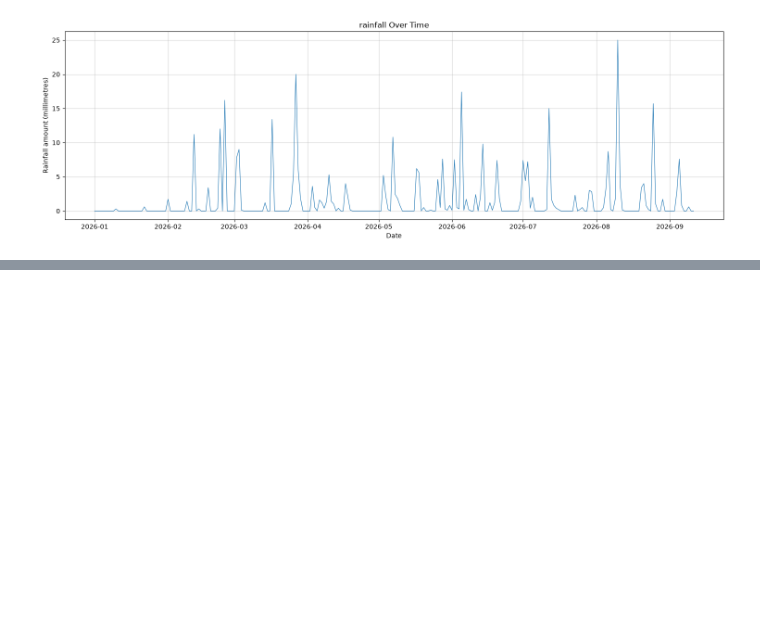
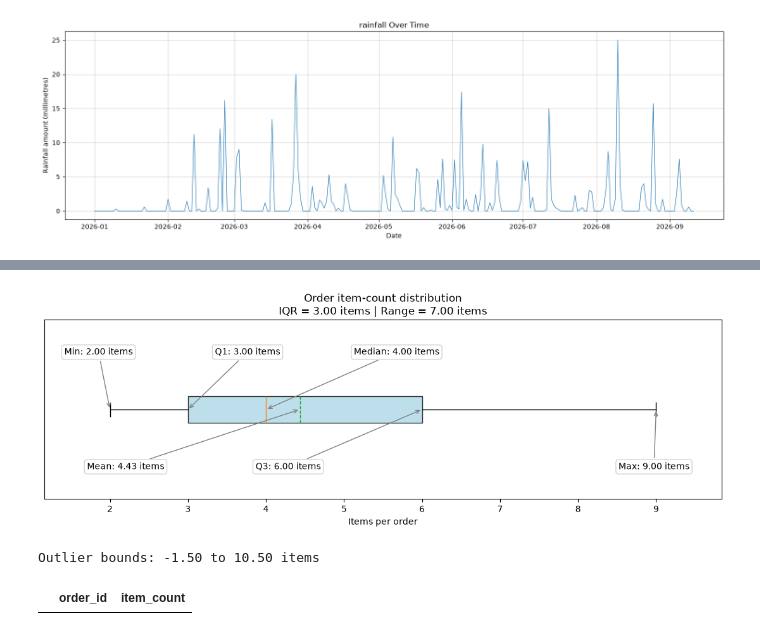
Before and after one commit to DinilKodituwakku/Fulfillment-Pulsa, a Jupyter notebook: data exploration.ipynb, the cells around one changed output, grey strips where cells are left out. Cells and saved outputs as stored; diff of their text form; code cells hidden in the pictures; blank space fills up the shorter version.

Commit message:
Added data exploration changes, clean up and a assumptions and limitations md file

```diff
--- a/data exploration.ipynb
+++ b/data exploration.ipynb
@@ -504,0 +446,4 @@ plt.show()
+# %%
+
+order = pd.read_csv("Data\\fictitious_orders_melbourne.csv")
+display(order)
@@ -504,0 +468,2 @@ plt.show()
+# %%
+order["order_timestamp"] = pd.to_datetime(order["order_timestamp"])
@@ -504,0 +482,71 @@ plt.show()
+# %%
+item_counts = order["item_count"].dropna()
+
+minimum = item_counts.min()
+maximum = item_counts.max()
+median = item_counts.median()
+mean = item_counts.mean()
+q1 = item_counts.quantile(0.25)
+q3 = item_counts.quantile(0.75)
+IQR = q3 - q1
+
+fig, ax = plt.subplots(figsize=(11, 4))
+ax.boxplot(
+    item_counts,
+    showmeans=True,
+    orientation="horizontal",
+    meanline=True,
+    patch_artist=True,
+    boxprops=dict(facecolor="lightblue", alpha=0.8),
+)
+
+labels = [
+    ("Min", minimum, (0.08, 0.82)),
+    ("Q1", q1, (0.30, 0.82)),
+    ("Median", median, (0.52, 0.82)),
+    ("Mean", mean, (0.12, 0.18)),
+    ("Q3", q3, (0.36, 0.18)),
+    ("Max", maximum, (0.90, 0.18)),
+]
+
+for label, value, position in labels:
+    ax.annotate(
+        f"{label}: {value:.2f} items",
+        xy=(value, 1),
+        xytext=position,
+        textcoords="axes fraction",
+        ha="center",
+        va="center",
+        bbox=dict(boxstyle="round,pad=0.3", facecolor="white", edgecolor="lightgray"),
+        arrowprops=dict(arrowstyle="->", color="gray"),
+    )
+
+ax.set_title(
+    f"Order item-count distribution\n"
+    f"IQR = {IQR:.2f} items | Range = {maximum - minimum:.2f} items"
+)
+ax.set_xlabel("Items per order")
+ax.set_yticks([])
+ax.margins(x=0.12)
+plt.tight_layout()
+plt.show()
+# %% [output]
+[figure, added]
+# %%
+item_counts = order["item_count"].dropna()
+q1 = item_counts.quantile(0.25)
+q3 = item_counts.quantile(0.75)
+IQR = q3 - q1
+lower_bound = q1 - 1.5 * IQR
+upper_bound = q3 + 1.5 * IQR
+
+outliers = order.loc[
+    (order["item_count"] < lower_bound) | (order["item_count"] > upper_bound),
+    ["order_id", "item_count"],
+]
+
+print(f"Outlier bounds: {lower_bound:.2f} to {upper_bound:.2f} items")
+display(outliers)
+# %% [output]
+Outlier bounds: -1.50 to 10.50 items
+|  | order_id | item_count |
```
Also changed, not shown: parts of 28 cells of this notebook, 5 other files.
